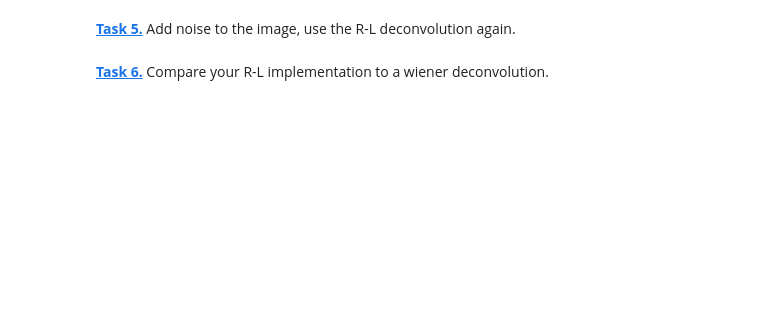
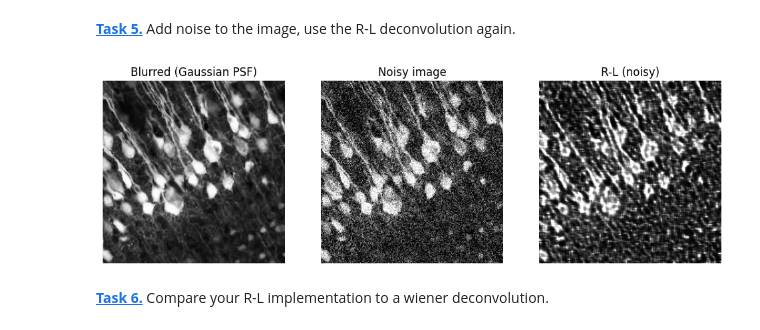
Before and after one commit to Bentrexte/mobi-fs5-python, a Jupyter notebook: deconvolution.ipynb, the cells around one changed output. Drawn from its saved outputs; the diff is of its cells as text; code cells hidden in the pictures; blank space fills up the shorter version.

```diff
--- a/deconvolution.ipynb
+++ b/deconvolution.ipynb
@@ -83,5 +115,22 @@ NameError: name 'img_psf' is not defined
 noise = (np.random.normal(loc=0,size=img.shape))
 reduce_factor = 5
 noise = noise / reduce_factor
+noise = noise + img
+noisy_img = np.clip(noise, 0, 1)
+# %%
+restored_noisy = richardson_lucy_deconvolution(noisy_img, create_psf(psf_size), 20)
+
+plt.figure(figsize=(12,4))
+plt.subplot(1,3,1)
+plt.imshow(img, cmap="gray"); plt.title("Blurred (Gaussian PSF)"); plt.axis("off")
+
+plt.subplot(1,3,2)
+plt.imshow(noisy_img, cmap="gray"); plt.title("Noisy image"); plt.axis("off")
+
+plt.subplot(1,3,3)
+plt.imshow(restored_noisy, cmap="gray"); plt.title("R-L (noisy)"); plt.axis("off")
+plt.show()
+# %% [output]
+[figure, added]
 # %% [markdown]
 **[Task 6.]()** Compare your R-L implementation to a wiener deconvolution.
```
Also changed, not shown: parts of 9 cells of this notebook.
